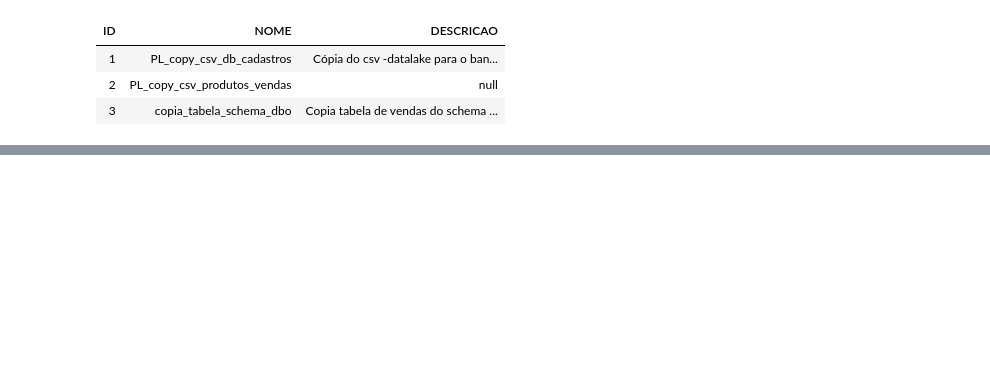
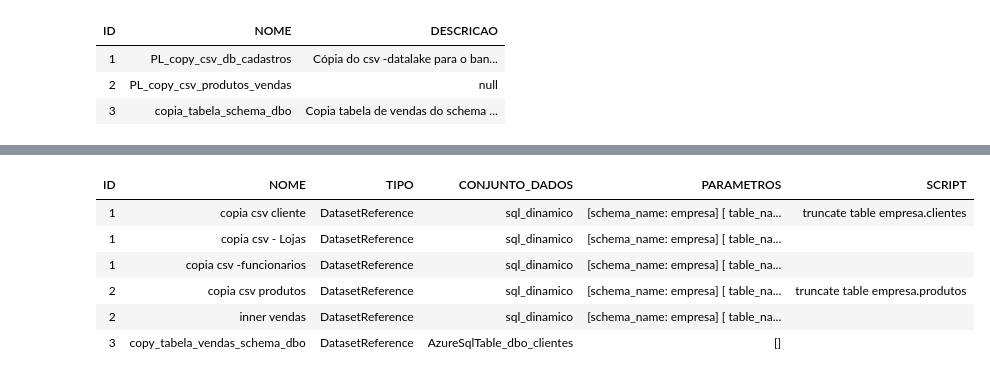
Before and after one commit to Dstinoco/Extract-pipelines, a Jupyter notebook: extract_pipelines.ipynb, the cells around one changed output, grey strips where cells are left out. Drawn from its saved outputs; the diff is of its cells as text; code cells hidden in the pictures; blank space fills up the shorter version.

Commit message:
atualizacao de script

```diff
--- a/extract_pipelines.ipynb
+++ b/extract_pipelines.ipynb
@@ -142,0 +152,19 @@ Attempting non-optimization as 'spark.sql.execution.arrow.pyspark.fallback.enabl
+# %%
+df_out = pd.read_json(dados_outputs_json)
+df_out['PARAMETROS'] = df_out['PARAMETROS'].astype("string")
+
+
+df_out['PARAMETROS'] = df_out['PARAMETROS'].str.replace('{', '[', regex=False)
+df_out['PARAMETROS'] = df_out['PARAMETROS'].str.replace('}', ']', regex=False)
+df_out['PARAMETROS'] = df_out['PARAMETROS'].str.replace(',', '] [', regex=False)
+df_out['PARAMETROS'] = df_out['PARAMETROS'].str.replace("'", "", regex=False)
+
+display(df_out)
+# %% [output]
+| ID | NOME | TIPO | CONJUNTO_DADOS | PARAMETROS | SCRIPT |
+| 1 | copia csv cliente | DatasetReference | sql_dinamico | [schema_name: empresa] [ table_na... | truncate table empresa.clientes |
+| 1 | copia csv - Lojas | DatasetReference | sql_dinamico | [schema_name: empresa] [ table_na... |  |
+| 1 | copia csv -funcionarios | DatasetReference | sql_dinamico | [schema_name: empresa] [ table_na... |  |
+| 2 | copia csv produtos | DatasetReference | sql_dinamico | [schema_name: empresa] [ table_na... | truncate table empresa.produtos |
+| 2 | inner vendas | DatasetReference | sql_dinamico | [schema_name: empresa] [ table_na... |  |
+| 3 | copy_tabela_vendas_schema_dbo | DatasetReference | AzureSqlTable_dbo_clientes | [] |  |
```
Also changed, not shown: parts of 11 cells of this notebook.
